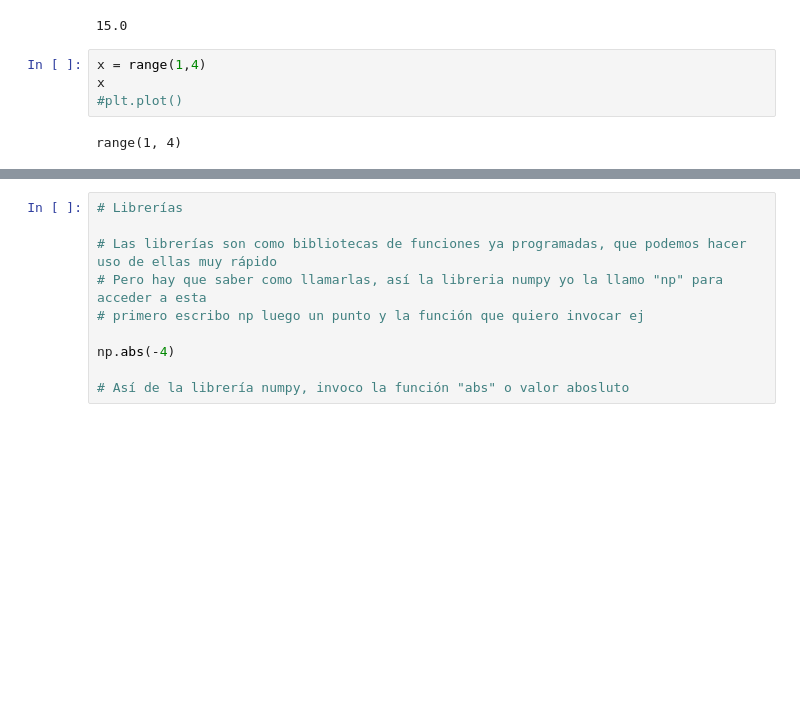
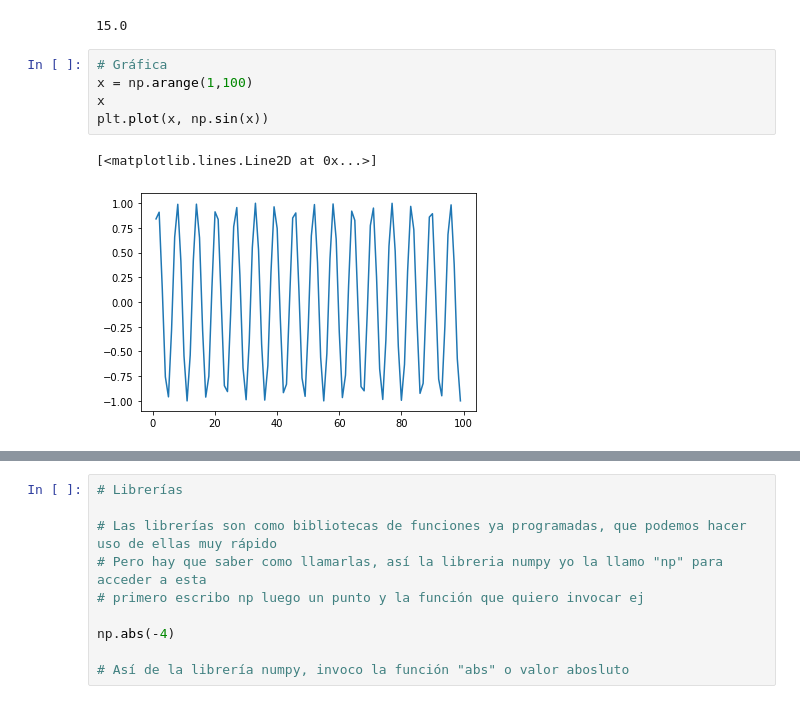
Before and after one commit to bdbejarc/Instrumentos-Opticos, a Jupyter notebook: Codigo.ipynb, the cells around one changed output, grey strips where cells are left out. Saved outputs shown, nothing was run; the diff lists cells and outputs as text; blank space fills up the shorter version.

```diff
--- a/Codigo.ipynb
+++ b/Codigo.ipynb
@@ -61,9 +61,11 @@ def nombre_de_funcion(argumento1, argumento2):
 nombre_de_funcion(5, 20)
 # %% [output]
 15.0
-# %%
-x = range(1,4)
-x
-#plt.plot()
-# %% [output]
-range(1, 4)
+# %%
+# Gráfica
+x = np.arange(1,100)
+x
+plt.plot(x, np.sin(x))
+# %% [output]
+[<matplotlib.lines.Line2D at 0x...>]
+[figure, added]
```
Also changed, not shown: parts of 4 cells of this notebook, 1 other file.
